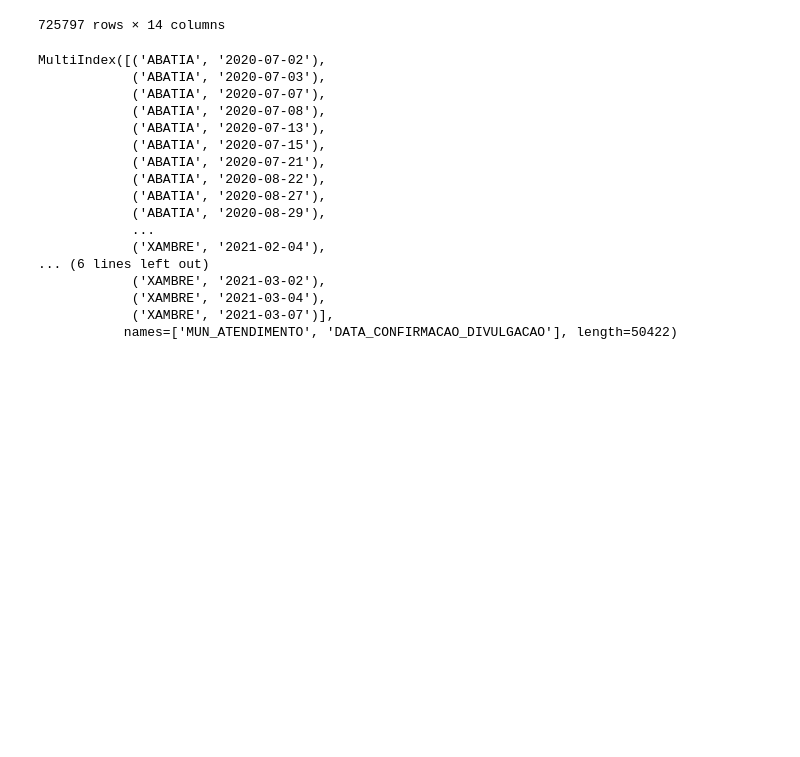
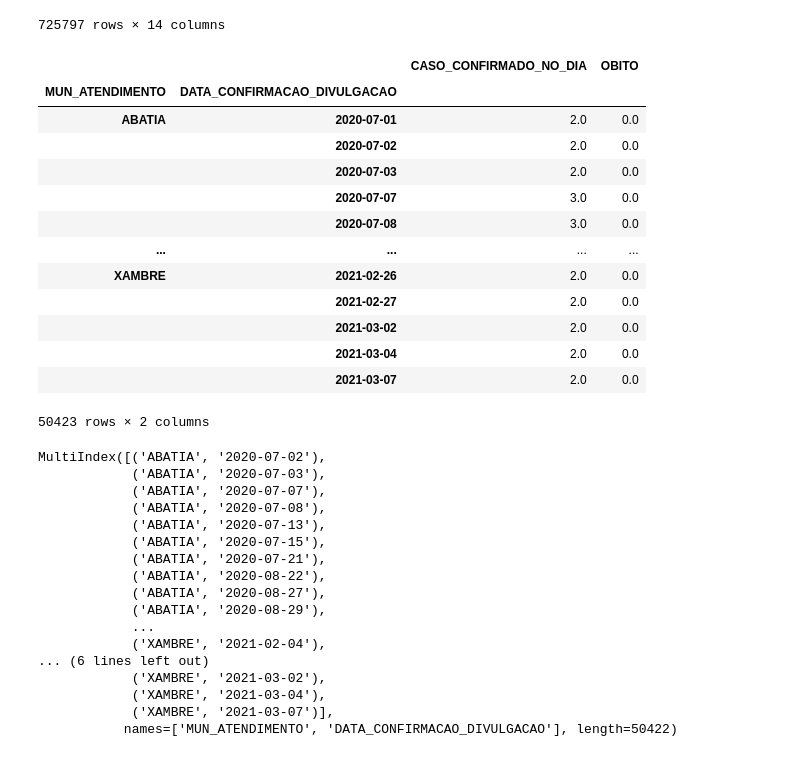
Before and after one commit to ConradBitt/covid_parana, a Jupyter notebook: notebook/Analise_COVID19_PR.ipynb, the cells around one changed output. Saved outputs shown, nothing was run; the diff lists cells and outputs as text; code cells hidden in the pictures; blank space fills up the shorter version.

```diff
--- a/notebook/Analise_COVID19_PR.ipynb
+++ b/notebook/Analise_COVID19_PR.ipynb
@@ -181,7 +181,24 @@ def seleciona_cidade(cidade, dataframe):
     dados_cidade = dataframe.query(f'MUN_ATENDIMENTO == "{cidade.upper()}"')
     return dados_cidade.reset_index()
 # %%
-move_average_15_por_cidade = informe_covid.groupby(['MUN_ATENDIMENTO','DATA_CONFIRMACAO_DIVULGACAO'])[['CASO_CONFIRMADO_NO_DIA','OBITO']].sum().rolling(15).mean()[15:].round()
+move_average_15_por_cidade = informe_covid.groupby(['MUN_ATENDIMENTO','DATA_CONFIRMACAO_DIVULGACAO'])[['CASO_CONFIRMADO_NO_DIA','OBITO']].sum().rolling(14).mean()[14:].round()
+# %%
+move_average_15_por_cidade
+# %% [output]
+|  |  | CASO_CONFIRMADO_NO_DIA | OBITO |
+| MUN_ATENDIMENTO | DATA_CONFIRMACAO_DIVULGACAO |  |  |
+| ABATIA | 2020-07-01 | 2.0 | 0.0 |
+|  | 2020-07-02 | 2.0 | 0.0 |
+|  | 2020-07-03 | 2.0 | 0.0 |
+|  | 2020-07-07 | 3.0 | 0.0 |
+|  | 2020-07-08 | 3.0 | 0.0 |
+| ... | ... | ... | ... |
+| XAMBRE | 2021-02-26 | 2.0 | 0.0 |
+|  | 2021-02-27 | 2.0 | 0.0 |
+|  | 2021-03-02 | 2.0 | 0.0 |
+|  | 2021-03-04 | 2.0 | 0.0 |
+|  | 2021-03-07 | 2.0 | 0.0 |
+50423 rows × 2 columns
 # %%
 move_average_15_por_cidade.to_csv('../dados_recentes/cidades_mm15.csv', sep=';')
 # %%
```
Also changed, not shown: parts of 1 cell of this notebook, 1 other file.
